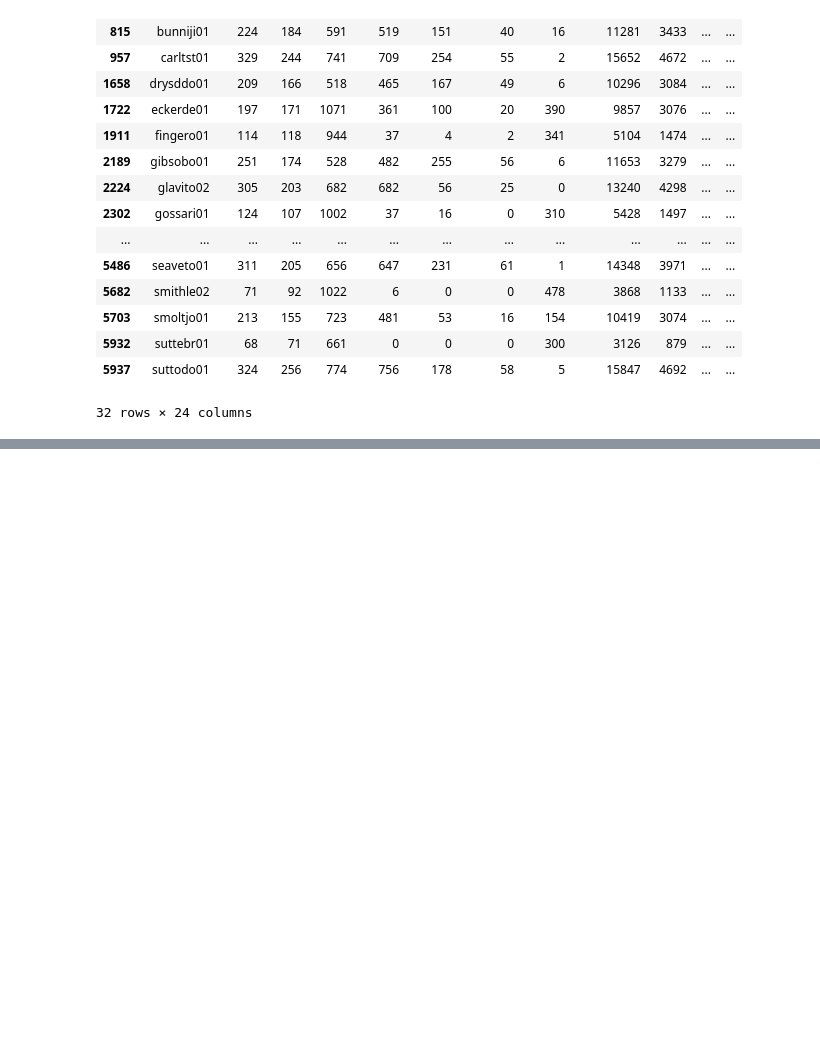
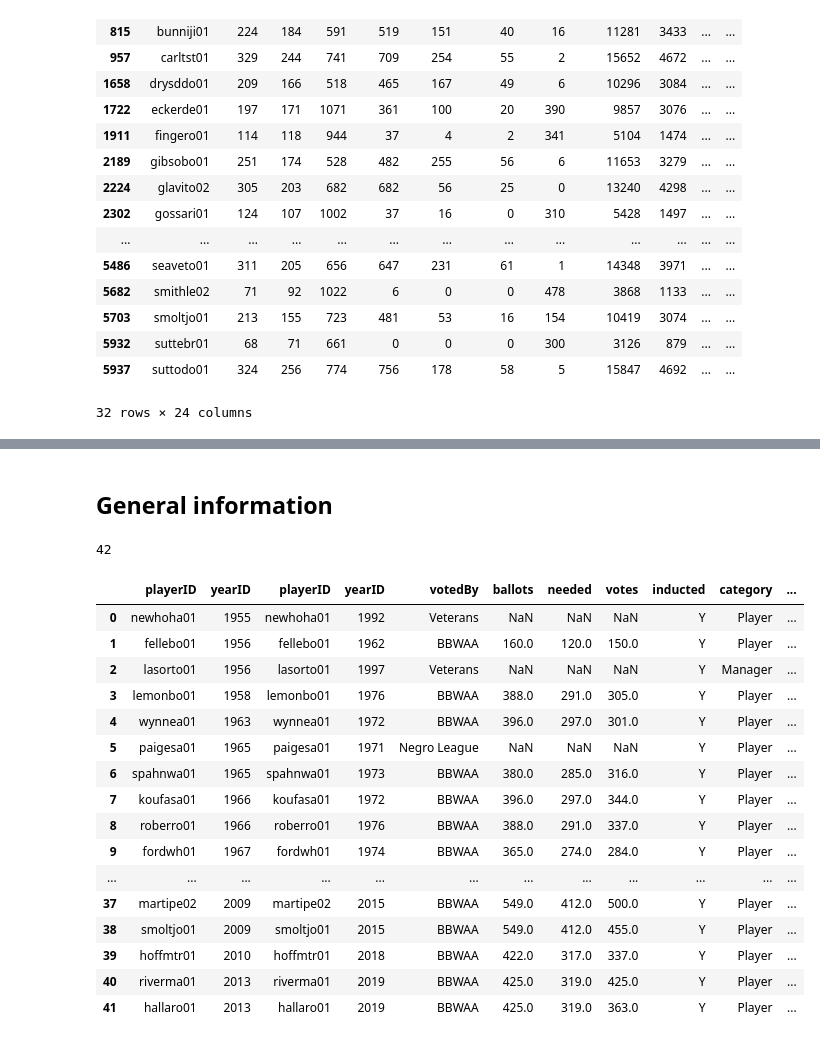
Before and after one commit to an-izq/Pitcher-HOF-Predictor, a Jupyter notebook: Pitcher-HOF-Predictor.ipynb, the cells around one changed output, grey strips where cells are left out. Drawn from its saved outputs; the diff is of its cells as text; code cells hidden in the pictures; blank space fills up the shorter version.

```diff
--- a/Pitcher-HOF-Predictor.ipynb
+++ b/Pitcher-HOF-Predictor.ipynb
@@ -1009,23 +1110,49 @@ Pitching_1955_hof.loc[Pitching_1955_hof['inducted'] == 'Y']
+# %% [markdown]
+## General information
 # %%
 # Pitching_df and hall of fame
 q = '''
+with p as
+    (
+    SELECT
+        playerID,
+        MAX(yearID) as yearID
+    FROM
+        Pitching_df
+    GROUP BY playerID
+    )
+
 SELECT
 *
 FROM
-    (SELECT
-        playerID,
-        MAX(yearID) as yearID
-    FROM
-    Pitching_df
-    GROUP BY playerID) p
-
+    p
 INNER JOIN
     HallOfFame_df h
         on p.playerID = h.playerID
 WHERE
 h.inducted = 'Y'
-AND p.yearID >= 1985
+AND p.yearID >= 1955
 order by 2;
 '''
 joined = sqldf(q, locals())
+print(len(joined))
 joined
+# %% [output]
+42
+|  | playerID | yearID | playerID | yearID | votedBy | ballots | needed | votes | inducted | category | ... |
+| 0 | newhoha01 | 1955 | newhoha01 | 1992 | Veterans | NaN | NaN | NaN | Y | Player | ... |
+| 1 | fellebo01 | 1956 | fellebo01 | 1962 | BBWAA | 160.0 | 120.0 | 150.0 | Y | Player | ... |
+| 2 | lasorto01 | 1956 | lasorto01 | 1997 | Veterans | NaN | NaN | NaN | Y | Manager | ... |
+| 3 | lemonbo01 | 1958 | lemonbo01 | 1976 | BBWAA | 388.0 | 291.0 | 305.0 | Y | Player | ... |
+| 4 | wynnea01 | 1963 | wynnea01 | 1972 | BBWAA | 396.0 | 297.0 | 301.0 | Y | Player | ... |
+| 5 | paigesa01 | 1965 | paigesa01 | 1971 | Negro League | NaN | NaN | NaN | Y | Player | ... |
+| 6 | spahnwa01 | 1965 | spahnwa01 | 1973 | BBWAA | 380.0 | 285.0 | 316.0 | Y | Player | ... |
+| 7 | koufasa01 | 1966 | koufasa01 | 1972 | BBWAA | 396.0 | 297.0 | 344.0 | Y | Player | ... |
+| 8 | roberro01 | 1966 | roberro01 | 1976 | BBWAA | 388.0 | 291.0 | 337.0 | Y | Player | ... |
+| 9 | fordwh01 | 1967 | fordwh01 | 1974 | BBWAA | 365.0 | 274.0 | 284.0 | Y | Player | ... |
+| ... | ... | ... | ... | ... | ... | ... | ... | ... | ... | ... | ... |
+| 37 | martipe02 | 2009 | martipe02 | 2015 | BBWAA | 549.0 | 412.0 | 500.0 | Y | Player | ... |
+| 38 | smoltjo01 | 2009 | smoltjo01 | 2015 | BBWAA | 549.0 | 412.0 | 455.0 | Y | Player | ... |
+| 39 | hoffmtr01 | 2010 | hoffmtr01 | 2018 | BBWAA | 422.0 | 317.0 | 337.0 | Y | Player | ... |
+| 40 | riverma01 | 2013 | riverma01 | 2019 | BBWAA | 425.0 | 319.0 | 425.0 | Y | Player | ... |
+| 41 | hallaro01 | 2013 | hallaro01 | 2019 | BBWAA | 425.0 | 319.0 | 363.0 | Y | Player | ... |
```
Also changed, not shown: parts of 38 cells of this notebook.
